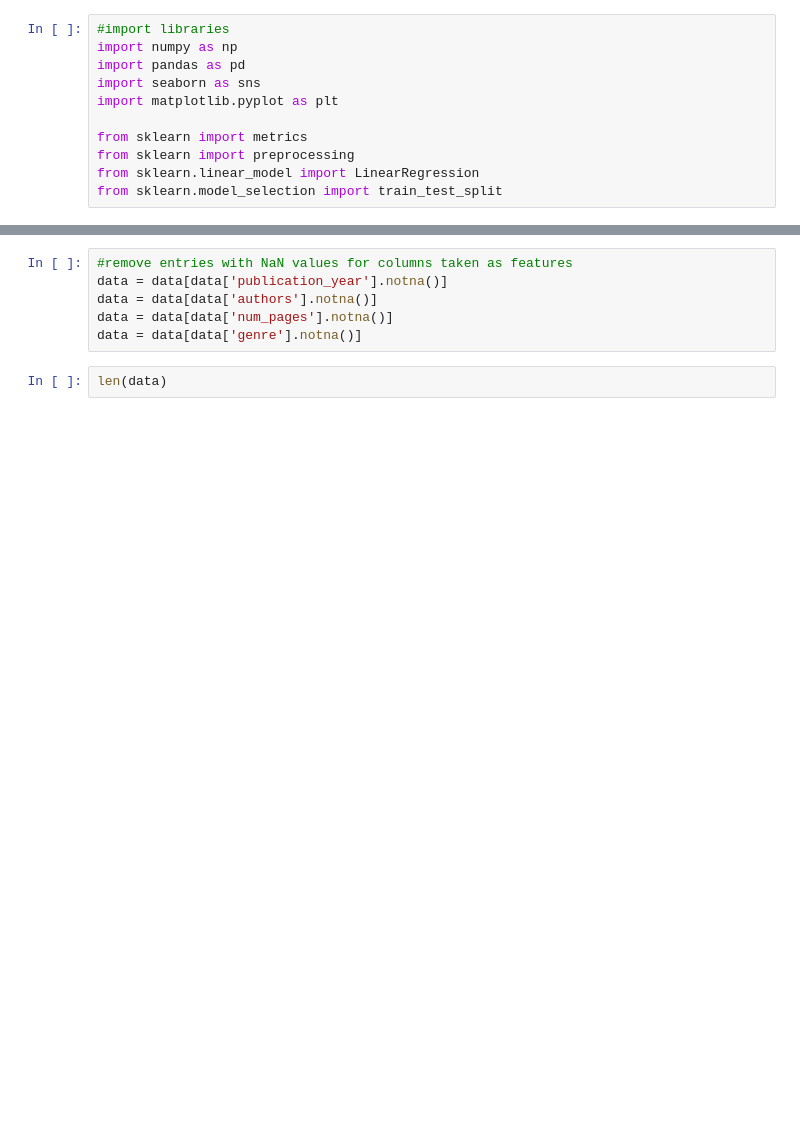
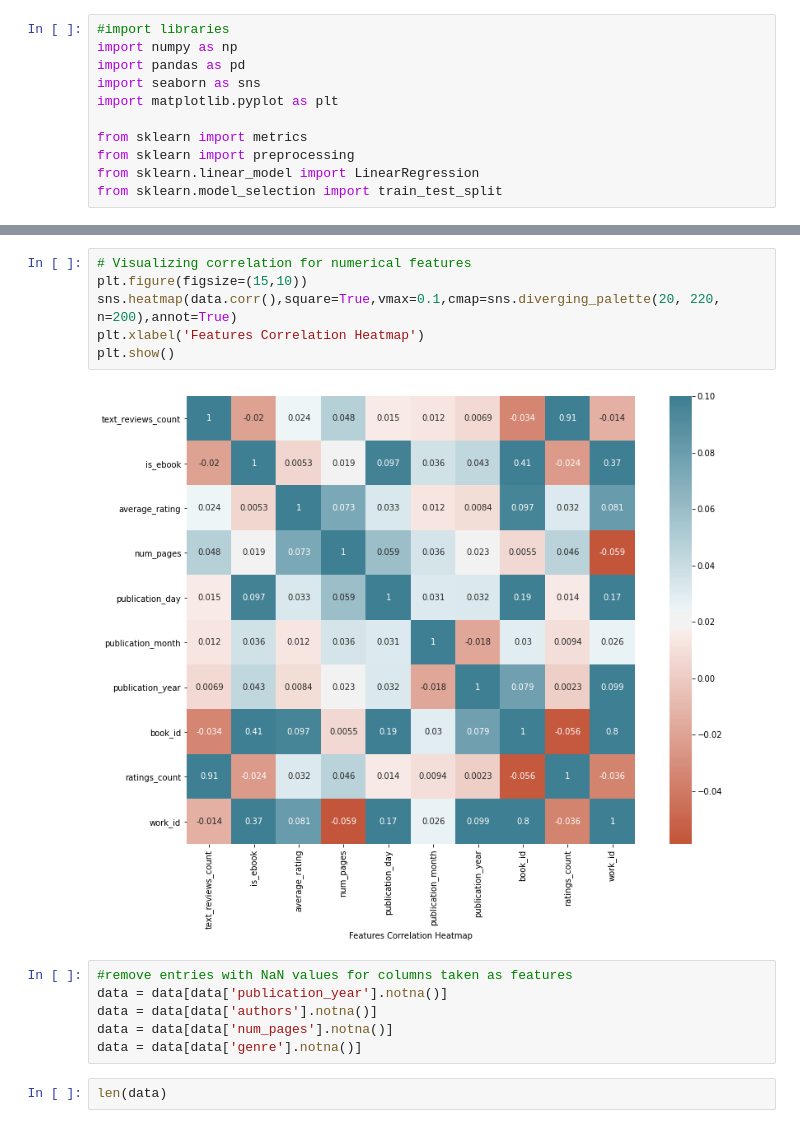
Before and after one commit to sanjanag/book-recommendation, a Jupyter notebook: Linear_Regression/Lin_Reg_Book_Rating.ipynb, the cells around one changed output, grey strips where cells are left out. Cells and saved outputs as stored; diff of their text form; blank space fills up the shorter version.

```diff
--- a/Linear_Regression/Lin_Reg_Book_Rating.ipynb
+++ b/Linear_Regression/Lin_Reg_Book_Rating.ipynb
@@ -19,3 +43,11 @@ len(data)
+# %%
+# Visualizing correlation for numerical features
+plt.figure(figsize=(15,10))
+sns.heatmap(data.corr(),square=True,vmax=0.1,cmap=sns.diverging_palette(20, 220, n=200),annot=True)
+plt.xlabel('Features Correlation Heatmap')
+plt.show()
+# %% [output]
+[figure, added]
 # %%
 #remove entries with NaN values for columns taken as features
 data = data[data['publication_year'].notna()]
```
Also changed, not shown: parts of 19 cells of this notebook, 4 other files.
